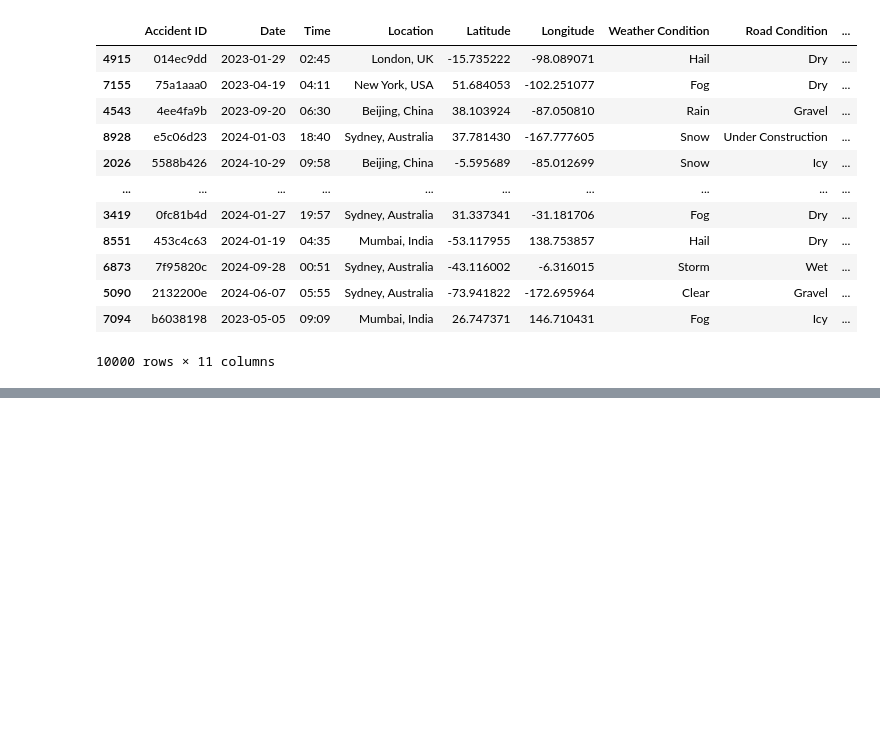
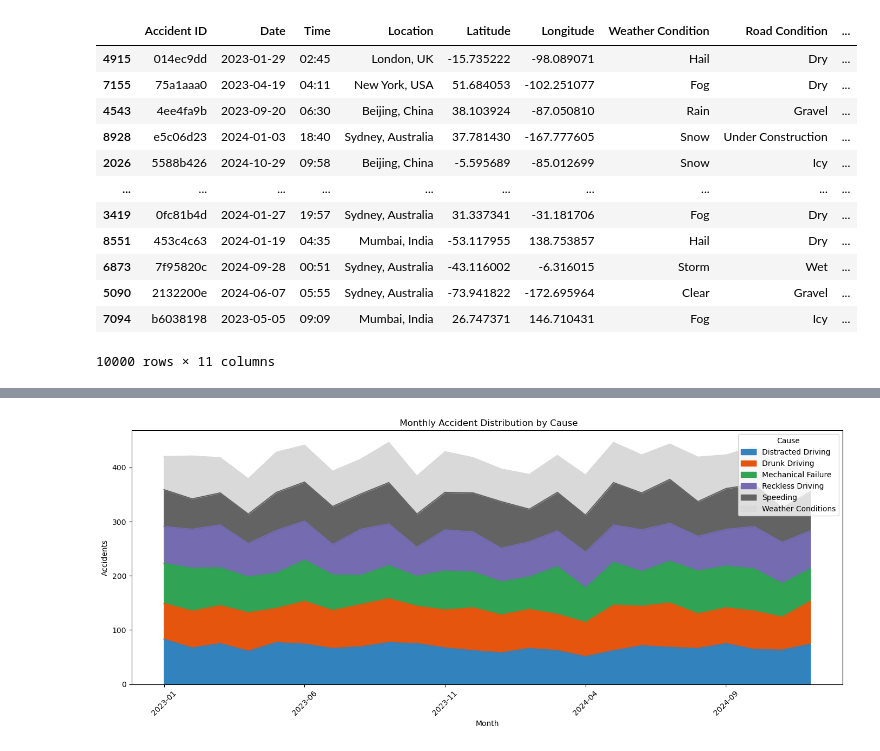
Before and after one commit to VISWANADHVEERA/traffic-accident-patterns, a Jupyter notebook: queries.ipynb, the cells around one changed output, grey strips where cells are left out. Cells and saved outputs as stored; diff of their text form; code cells hidden in the pictures; blank space fills up the shorter version.

```diff
--- a/queries.ipynb
+++ b/queries.ipynb
@@ -426,0 +1006,15 @@ df.sort_values(by='No.of Deaths', ascending=False)
+# %%
+#4. Stacked Area Chart: Monthly Accidents by Cause
+
+df['Month'] = df['Date'].dt.to_period('M').astype(str)
+monthly_cause = df.groupby(['Month', 'Cause']).size().unstack().fillna(0)
+
+monthly_cause.plot.area(stacked=True, figsize=(14, 6), cmap='tab20c')
+plt.title(" Monthly Accident Distribution by Cause")
+plt.xlabel("Month")
+plt.ylabel("Accidents")
+plt.xticks(rotation=45)
+plt.tight_layout()
+plt.show()
+# %% [output]
+[figure, added]
```
Also changed, not shown: parts of 36 cells of this notebook, 4 other files.
